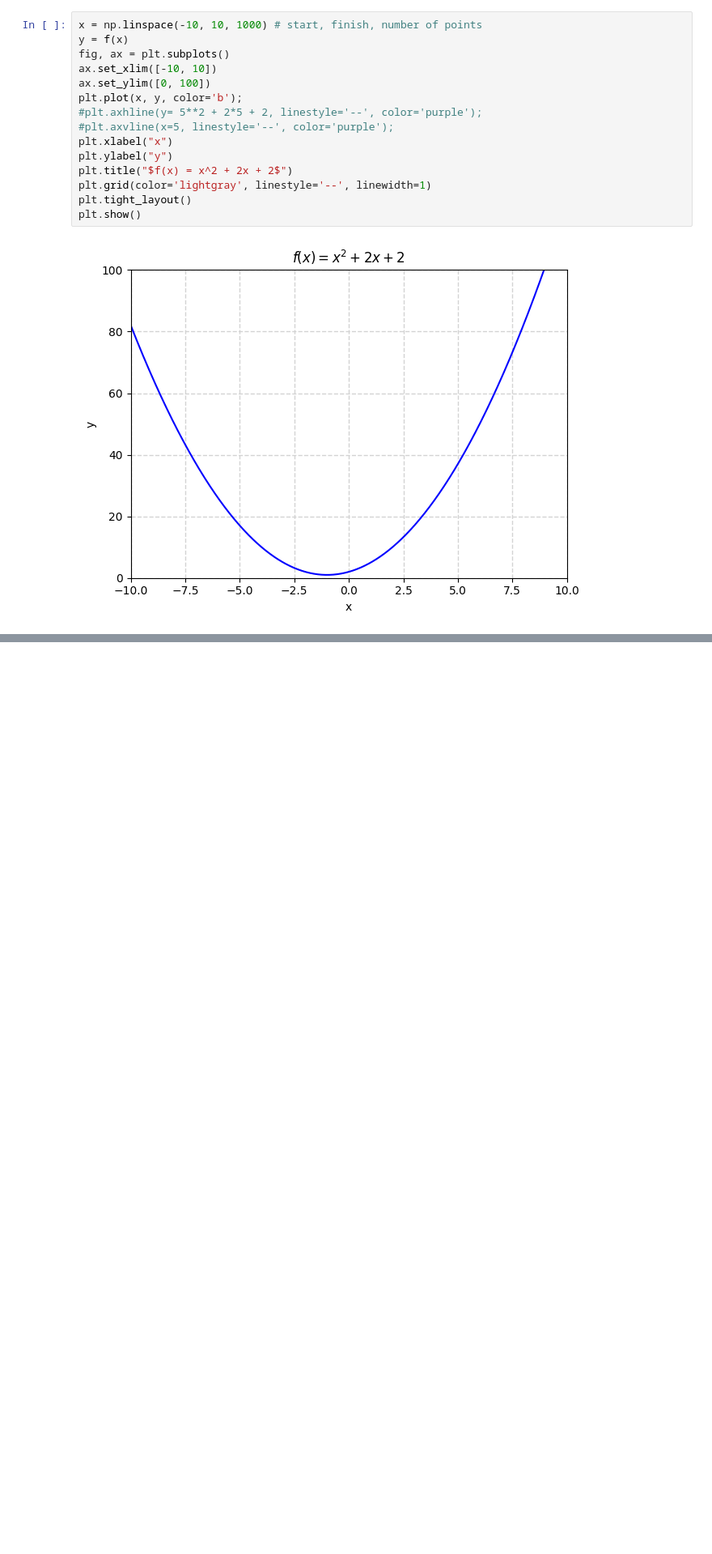
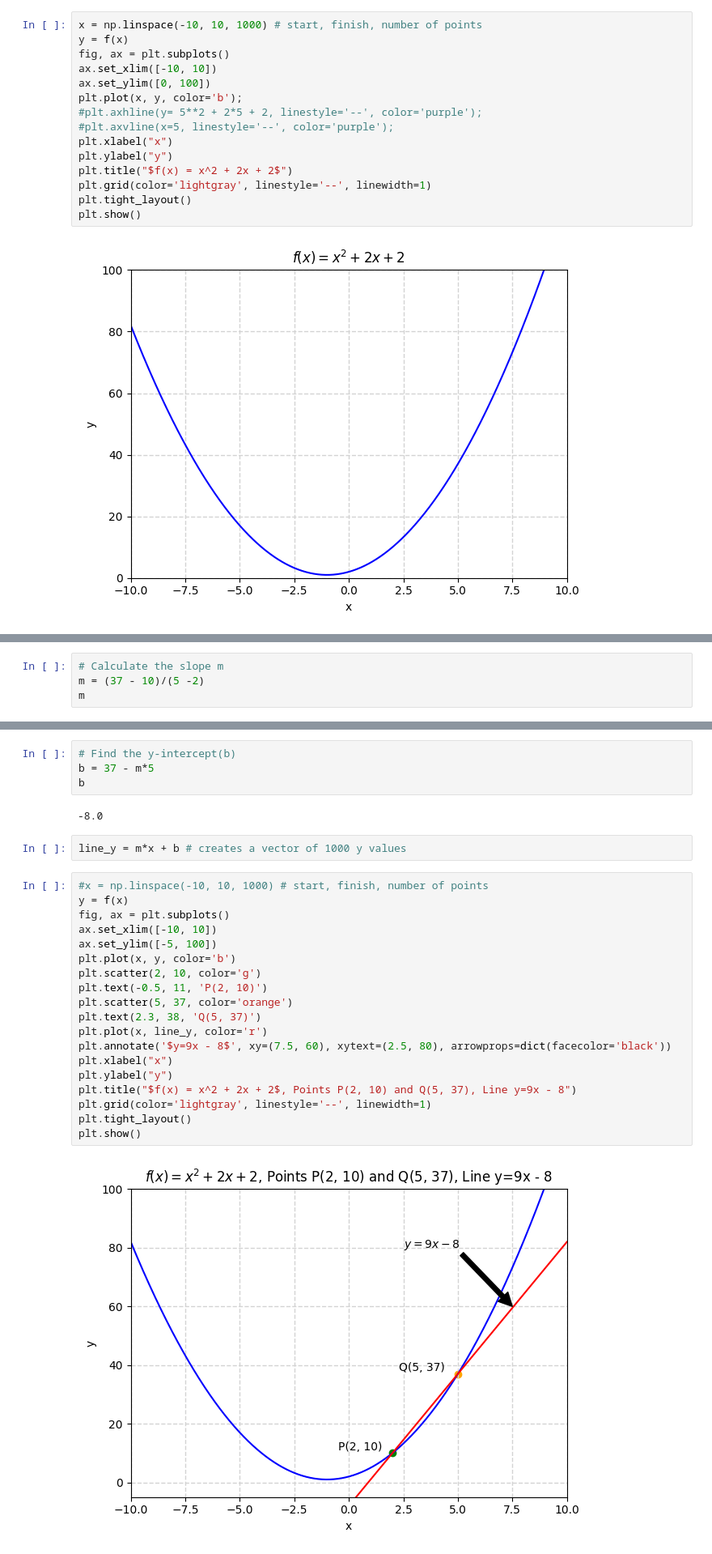
Before and after one commit to k3robotics/ML-Essentials, a Jupyter notebook: ML_Calculus.ipynb, the cells around one changed output, grey strips where cells are left out. Shown at 81% size. Drawn from its saved outputs; the diff is of its cells as text; blank space fills up the shorter version.

```diff
--- a/ML_Calculus.ipynb
+++ b/ML_Calculus.ipynb
@@ -297,0 +361,4 @@ plt.show()
+# %%
+# Calculate the slope m
+m = (37 - 10)/(5 -2)
+m
@@ -297,0 +377,29 @@ plt.show()
+# %%
+# Find the y-intercept(b)
+b = 37 - m*5
+b
+# %% [output]
+-8.0
+# %%
+line_y = m*x + b # creates a vector of 1000 y values
+# %%
+#x = np.linspace(-10, 10, 1000) # start, finish, number of points
+y = f(x)
+fig, ax = plt.subplots()
+ax.set_xlim([-10, 10])
+ax.set_ylim([-5, 100])
+plt.plot(x, y, color='b')
+plt.scatter(2, 10, color='g')
+plt.text(-0.5, 11, 'P(2, 10)')
+plt.scatter(5, 37, color='orange')
+plt.text(2.3, 38, 'Q(5, 37)')
+plt.plot(x, line_y, color='r')
+plt.annotate('$y=9x - 8$', xy=(7.5, 60), xytext=(2.5, 80), arrowprops=dict(facecolor='black'))
+plt.xlabel("x")
+plt.ylabel("y")
+plt.title("$f(x) = x^2 + 2x + 2$, Points P(2, 10) and Q(5, 37), Line y=9x - 8")
+plt.grid(color='lightgray', linestyle='--', linewidth=1)
+plt.tight_layout()
+plt.show()
+# %% [output]
+[figure, added]
```
Also changed, not shown: parts of 29 cells of this notebook.
